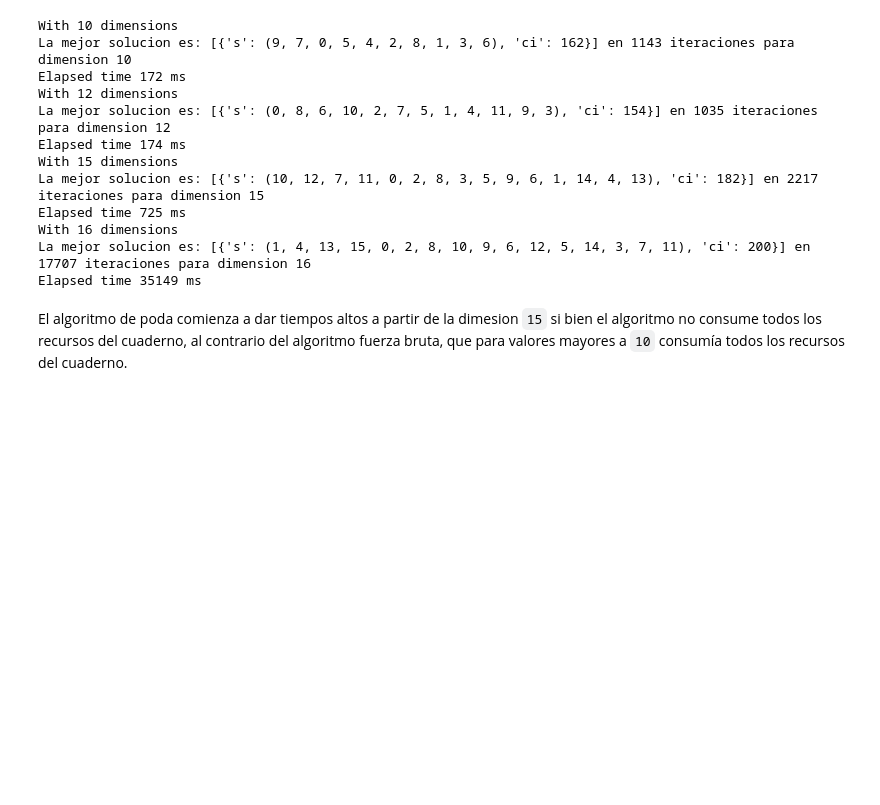
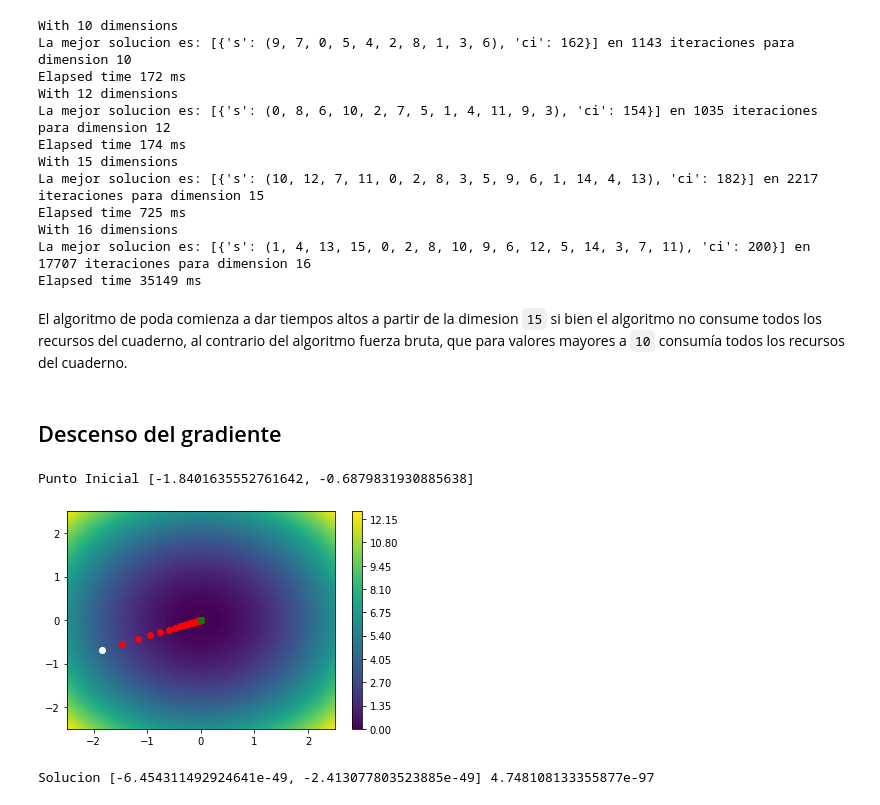
Before and after one commit to hastman/03-MAIR-Algoritmos-de-Optimizacion, a Jupyter notebook: Angel_Lopez_Gomez_AG2.ipynb, the cells around one changed output. Cells and saved outputs as stored; diff of their text form; code cells hidden in the pictures; blank space fills up the shorter version.

```diff
--- a/Angel_Lopez_Gomez_AG2.ipynb
+++ b/Angel_Lopez_Gomez_AG2.ipynb
@@ -238,3 +238,42 @@ La mejor solucion es: [{'s': (1, 4, 13, 15, 0, 2, 8, 10, 9, 6, 12, 5, 14, 3, 7,
 Elapsed time 35149 ms
 # %% [markdown]
 El algoritmo de poda comienza a dar tiempos altos a partir de la dimesion `15` si bien el algoritmo no consume todos los recursos del cuaderno, al contrario del algoritmo fuerza bruta, que para valores mayores a `10` consumía todos los recursos del cuaderno.
+# %% [markdown]
+## Descenso del gradiente
+# %%
+import math
+import matplotlib.pyplot as plt
+import numpy as np
+import random
+
+f = lambda x : x[0]**2+x[1]**2
+df = lambda x : [2*x[0],2*x[1]]
+
+
+resolucion=100
+rango = 2.5
+X=np.linspace(-rango,rango,resolucion)
+Y=np.linspace(-rango,rango,resolucion)
+Z=np.zeros((resolucion,resolucion))
+for ix,x in enumerate(X):
+  for iy,y in enumerate(Y):
+    Z[iy,ix] = f([x,y])
+
+plt.contourf(X,Y,Z,resolucion)
+P=[random.uniform(-2,2),random.uniform(-2,2)]
+print("Punto Inicial {0}".format(P))
+plt.plot(P[0],P[1],"o",c="white")
+plt.colorbar()
+TA =.1
+for _ in range(500):
+  grad = df(P)
+  P[0],P[1] = P[0] - TA*grad[0],P[1]-TA*grad[1]
+  plt.plot(P[0],P[1],"o",c="red")
+
+plt.plot(P[0],P[1],"o",c="green")
+plt.show()
+print("Solucion {0} {1}".format(P,f(P)))
+# %% [output]
+Punto Inicial [-1.8401635552761642, -0.6879831930885638]
+[figure, added]
+Solucion [-6.454311492924641e-49, -2.413077803523885e-49] 4.748108133355877e-97
```
Also changed, not shown: parts of 1 cell of this notebook.
